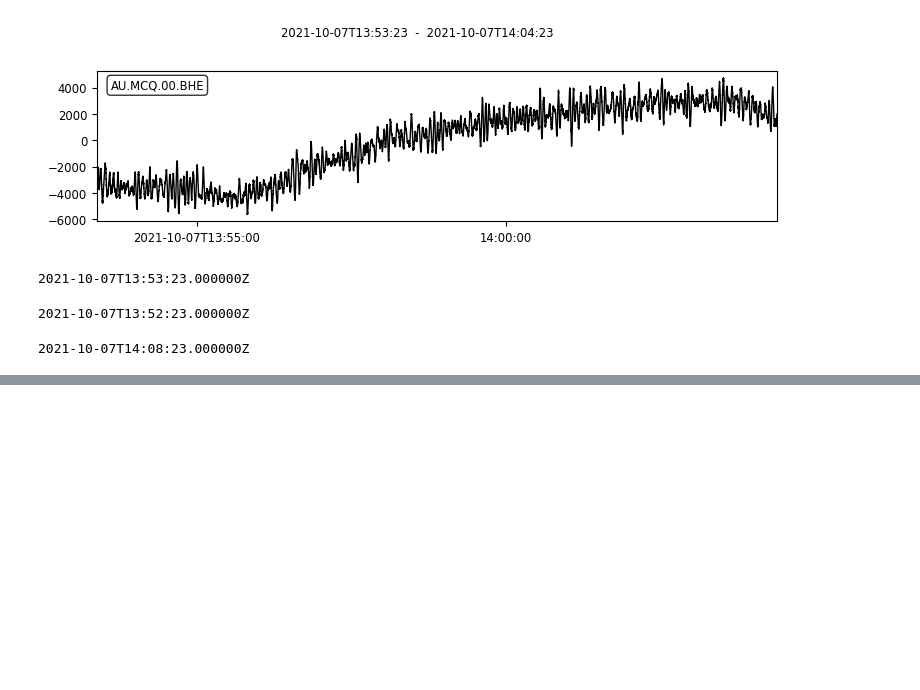
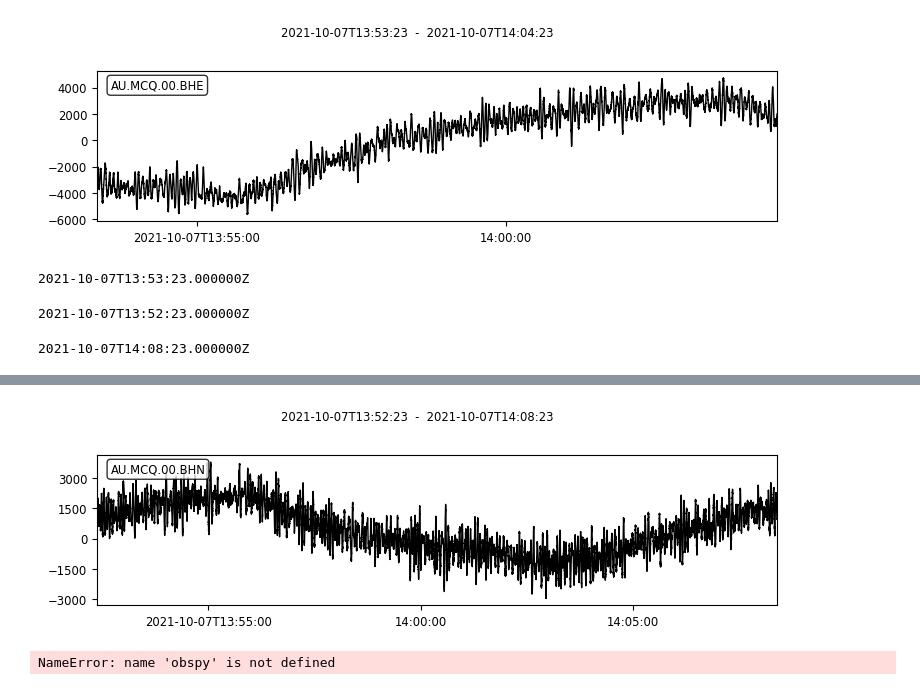
Before and after one commit to zulfaan/signal-time-to-frequency, a Jupyter notebook: obspy-learn-input-data.ipynb, the cells around one changed output, grey strips where cells are left out. Drawn from its saved outputs; the diff is of its cells as text; code cells hidden in the pictures; blank space fills up the shorter version.

```diff
--- a/obspy-learn-input-data.ipynb
+++ b/obspy-learn-input-data.ipynb
@@ -114,0 +141,10 @@ plt.show()
+# %%
+net = 'AU'
+sta = 'MCQ'
+loc = '00'
+chan = 'BHN'
+
+dt_10_BHN = client.get_waveforms(net, sta, loc, chan, starttime, endtime, attach_response = True)
+print(dt_10_BHN)
+dt_10_BHN.plot();
+# %% [output]
@@ -114,0 +153,5 @@ plt.show()
+[figure, added]
+# %%
+spectrum = obspy.signal.freqattributes.spectrum()
+# %% [output]
+NameError: name 'obspy' is not defined
```
Also changed, not shown: parts of 11 cells of this notebook.
